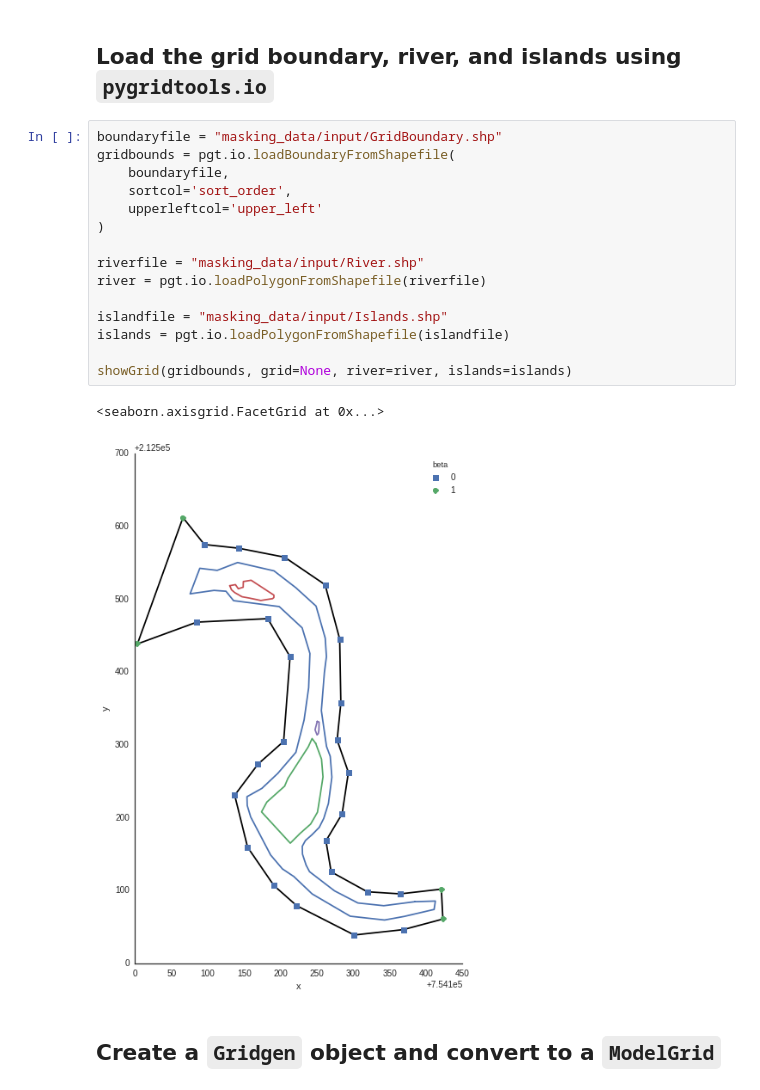
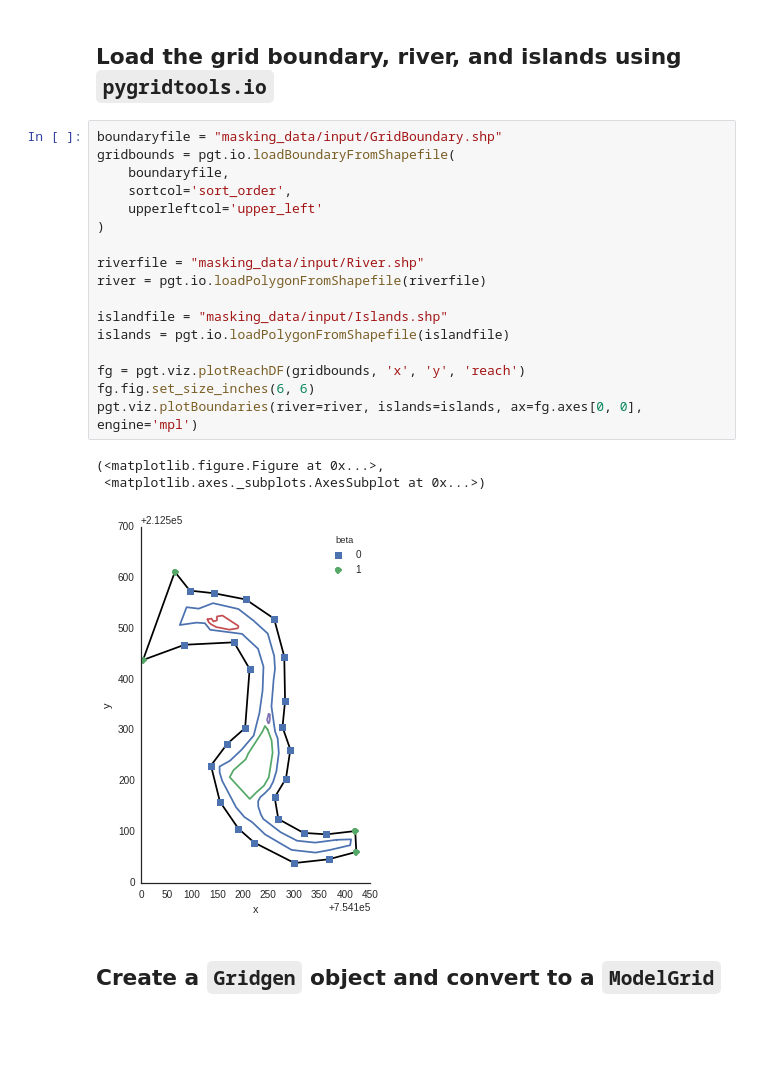
Before and after one commit to Geosyntec/pygridtools, a Jupyter notebook: examples/2 - Shapefiles and masking cells.ipynb, the cells around one changed output. Drawn from its saved outputs; the diff is of its cells as text; blank space fills up the shorter version.

```diff
--- a/examples/2 - Shapefiles and masking cells.ipynb
+++ b/examples/2 - Shapefiles and masking cells.ipynb
@@ -38,21 +25,24 @@ def showGrid(bounds, grid=None, river=None, islands=None):
 # %%
 boundaryfile = "masking_data/input/GridBoundary.shp"
 gridbounds = pgt.io.loadBoundaryFromShapefile(
     boundaryfile,
     sortcol='sort_order',
     upperleftcol='upper_left'
 )
 
 riverfile = "masking_data/input/River.shp"
 river = pgt.io.loadPolygonFromShapefile(riverfile)
 
 islandfile = "masking_data/input/Islands.shp"
 islands = pgt.io.loadPolygonFromShapefile(islandfile)
 
-showGrid(gridbounds, grid=None, river=river, islands=islands)
+fg = pgt.viz.plotReachDF(gridbounds, 'x', 'y', 'reach')
+fg.fig.set_size_inches(6, 6)
+pgt.viz.plotBoundaries(river=river, islands=islands, ax=fg.axes[0, 0], engine='mpl')
 # %% [output]
-<seaborn.axisgrid.FacetGrid at 0x...>
+(<matplotlib.figure.Figure at 0x...>,
+ <matplotlib.axes._subplots.AxesSubplot at 0x...>)
-[figure, old version]
+[figure, new version]
 # %% [markdown]
 ## Create a `Gridgen` object and convert to a `ModelGrid`
 # %%
```
Also changed, not shown: parts of 6 cells of this notebook, 8 other files.
